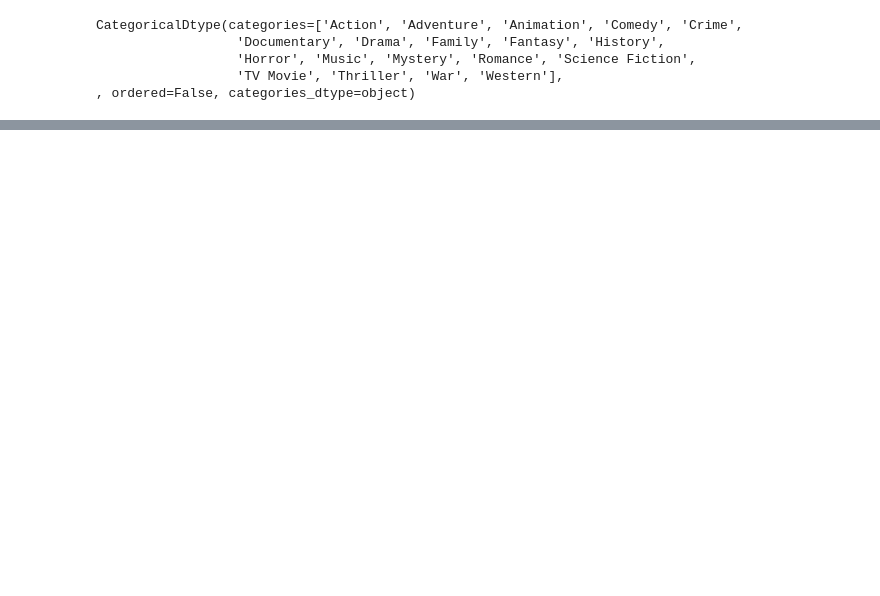
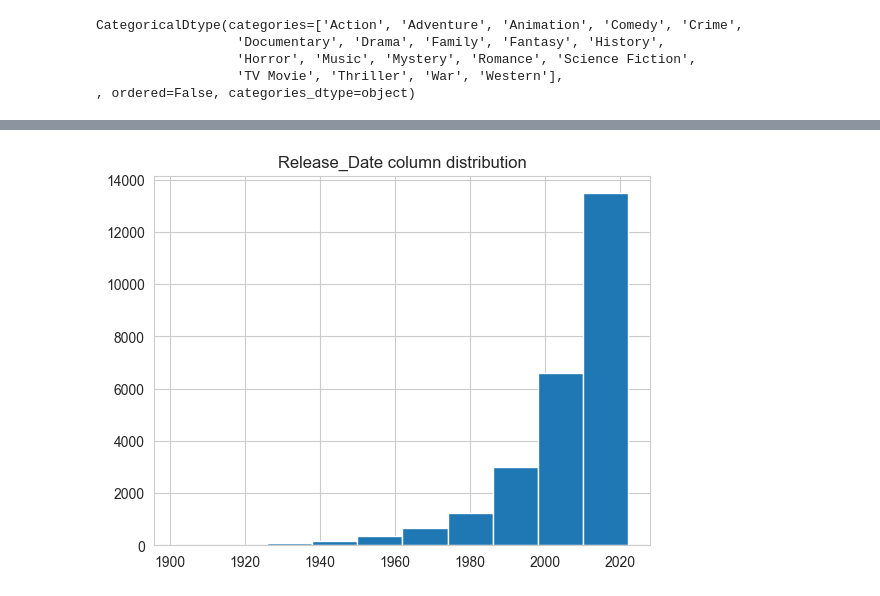
Before and after one commit to DivyanshuSurya/Netflix-Clustering, a Jupyter notebook: titanic.ipynb, the cells around one changed output, grey strips where cells are left out. Drawn from its saved outputs; the diff is of its cells as text; code cells hidden in the pictures; blank space fills up the shorter version.

```diff
--- a/titanic.ipynb
+++ b/titanic.ipynb
@@ -303,0 +307,6 @@ plt.show()
+# %%
+df['Release_Date'].hist()
+plt.title('Release_Date column distribution')
+plt.show()
+# %% [output]
+[figure, added]
```
Also changed, not shown: parts of 14 cells of this notebook, 1 other file.
